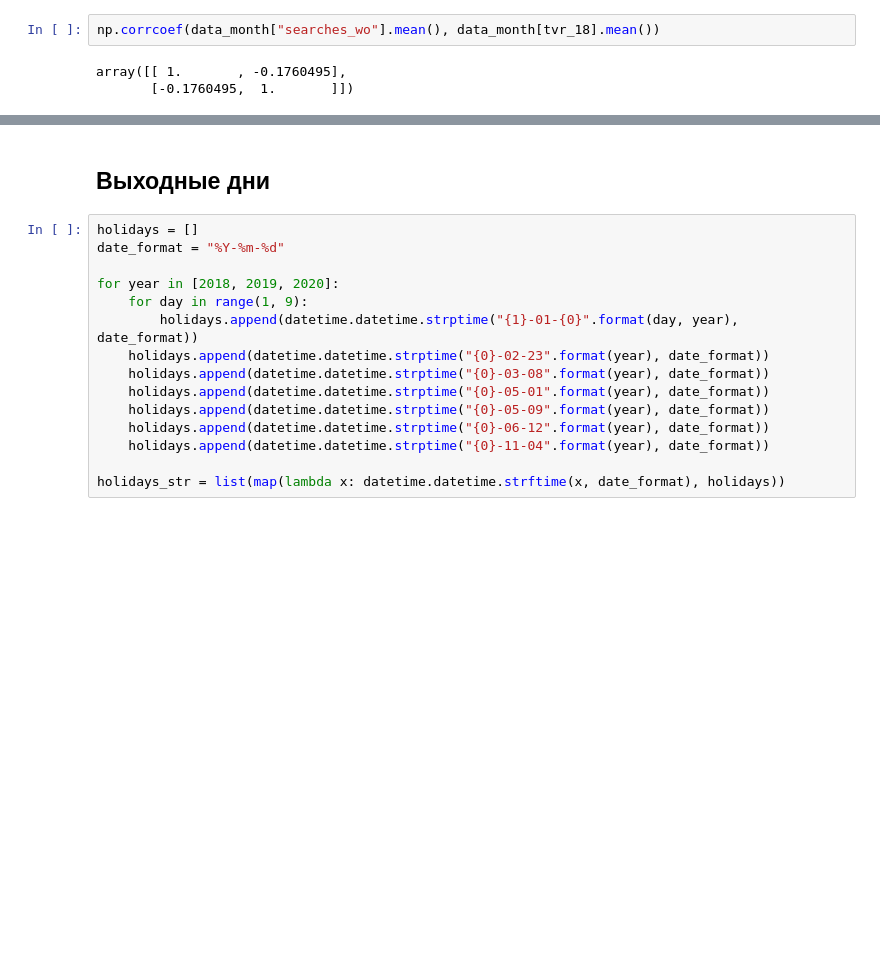
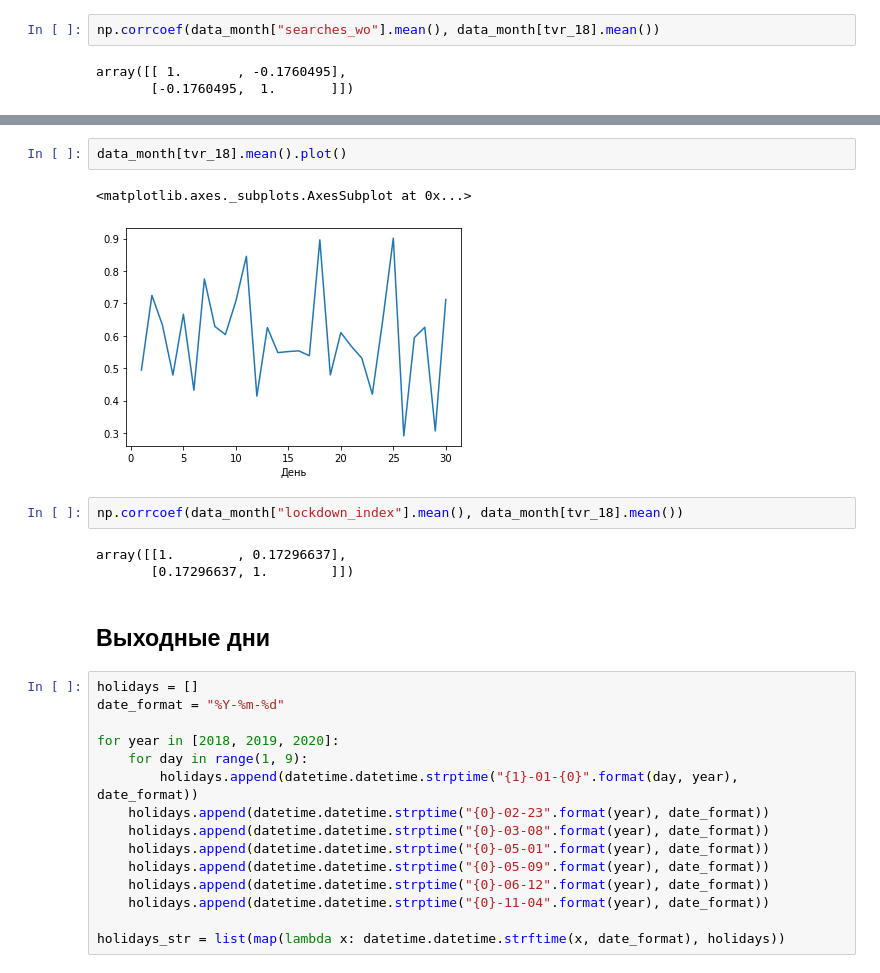
Before and after one commit to Egoluback/nti_ml_20-21, a Jupyter notebook: 2_stage/task2/nti_ml_2_2.ipynb, the cells around one changed output, grey strips where cells are left out. Saved outputs shown, nothing was run; the diff lists cells and outputs as text; blank space fills up the shorter version.

```diff
--- a/2_stage/task2/nti_ml_2_2.ipynb
+++ b/2_stage/task2/nti_ml_2_2.ipynb
@@ -971,3 +1070,13 @@ array([[ 1.       , -0.1760495],
+# %%
+data_month[tvr_18].mean().plot()
+# %% [output]
+<matplotlib.axes._subplots.AxesSubplot at 0x...>
+[figure, added]
+# %%
+np.corrcoef(data_month["lockdown_index"].mean(), data_month[tvr_18].mean())
+# %% [output]
+array([[1.        , 0.17296637],
+       [0.17296637, 1.        ]])
 # %% [markdown]
 ## Выходные дни
 # %%
```
Also changed, not shown: parts of 19 cells of this notebook.
